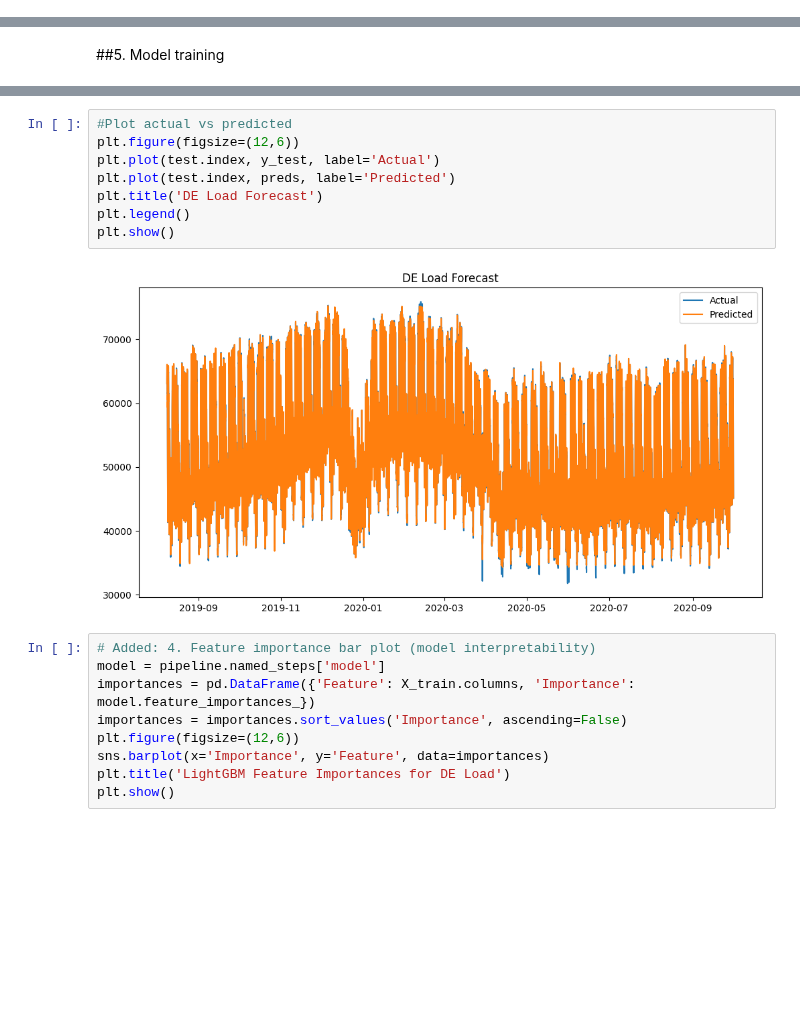
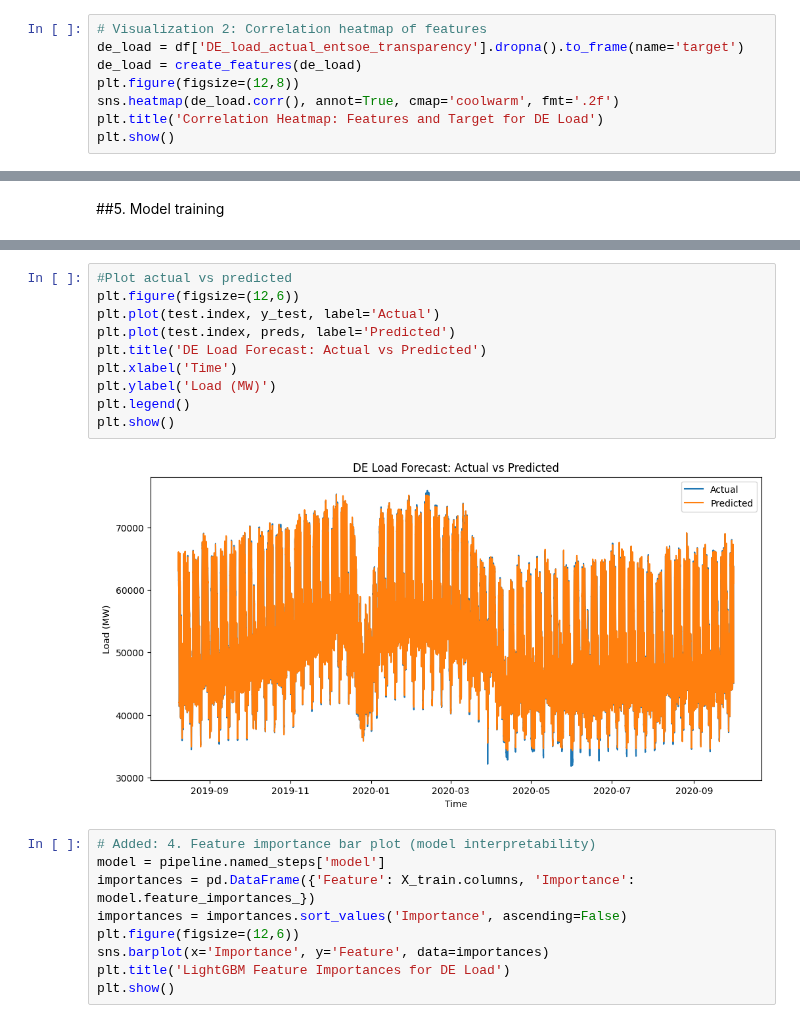
Before and after one commit to Phionanamugga/Energy_Projects, a Jupyter notebook: load_forecasting.ipynb, the cells around one changed output, grey strips where cells are left out. Saved outputs shown, nothing was run; the diff lists cells and outputs as text; blank space fills up the shorter version.

Commit message:
adds more visualizations

```diff
--- a/load_forecasting.ipynb
+++ b/load_forecasting.ipynb
@@ -208,3 +209,11 @@ plt.ylabel('Load (MW)')
 plt.show()
 # %% [output]
 [figure]
+# %%
+# Visualization 2: Correlation heatmap of features
+de_load = df['DE_load_actual_entsoe_transparency'].dropna().to_frame(name='target')
+de_load = create_features(de_load)
+plt.figure(figsize=(12,8))
+sns.heatmap(de_load.corr(), annot=True, cmap='coolwarm', fmt='.2f')
+plt.title('Correlation Heatmap: Features and Target for DE Load')
+plt.show()
@@ -305,13 +563,15 @@ And if memory is not enough, you can set `force_col_wise=true`.
 # %%
 #Plot actual vs predicted
 plt.figure(figsize=(12,6))
 plt.plot(test.index, y_test, label='Actual')
 plt.plot(test.index, preds, label='Predicted')
-plt.title('DE Load Forecast')
+plt.title('DE Load Forecast: Actual vs Predicted')
+plt.xlabel('Time')
+plt.ylabel('Load (MW)')
 plt.legend()
 plt.show()
 # %% [output]
-[figure, old version]
+[figure, new version]
 # %%
 # Added: 4. Feature importance bar plot (model interpretability)
 model = pipeline.named_steps['model']
```
Also changed, not shown: parts of 23 cells of this notebook, 1 other file.
